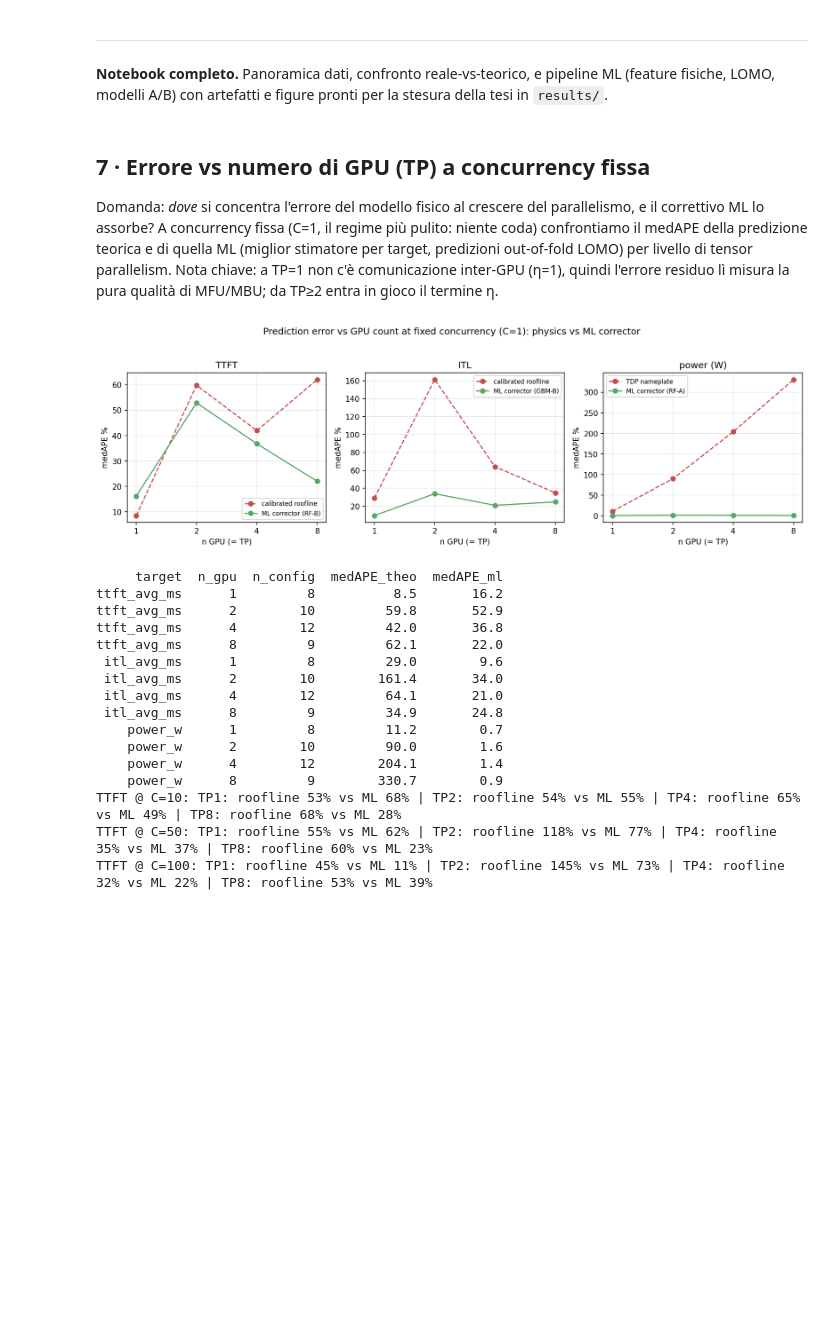
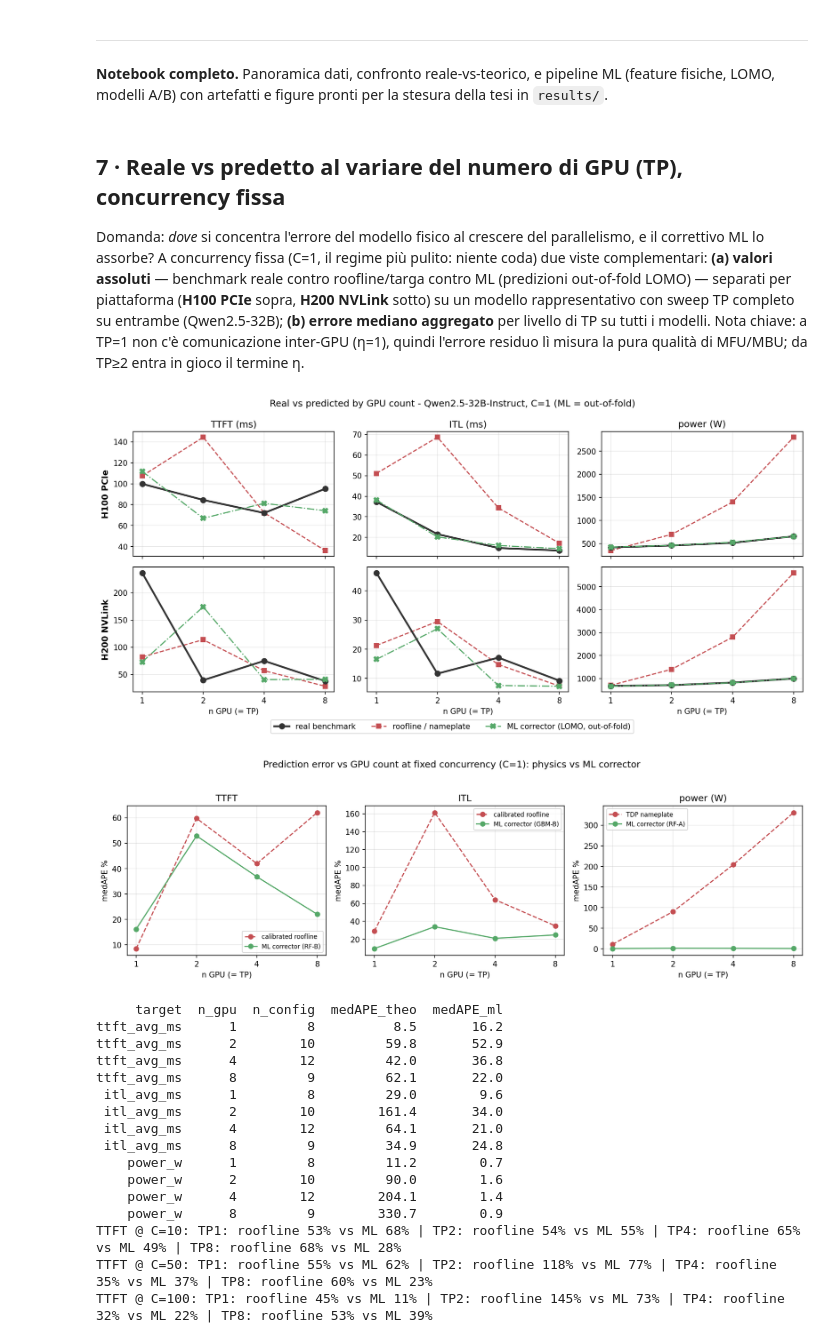
Before and after one commit to VRscience/LLM_ML_benchmarking, a Jupyter notebook: notebooks/analisi_tesi_IT.ipynb, the cells around one changed output. Drawn from its saved outputs; the diff is of its cells as text; code cells hidden in the pictures; blank space fills up the shorter version.

```diff
--- a/notebooks/analisi_tesi_IT.ipynb
+++ b/notebooks/analisi_tesi_IT.ipynb
@@ -1231,15 +1231,16 @@ median nameplate/measured ratio: 2.64x | overall median measured: 0.278 kWh/Mtok
 
 **Notebook completo.** Panoramica dati, confronto reale-vs-teorico, e pipeline ML (feature fisiche, LOMO, modelli A/B) con artefatti e figure pronti per la stesura della tesi in `results/`.
 # %% [markdown]
-## 7 · Errore vs numero di GPU (TP) a concurrency fissa
+## 7 · Reale vs predetto al variare del numero di GPU (TP), concurrency fissa
 
-Domanda: *dove* si concentra l'errore del modello fisico al crescere del parallelismo, e il correttivo ML lo assorbe? A concurrency fissa (C=1, il regime più pulito: niente coda) confrontiamo il medAPE della predizione teorica e di quella ML (miglior stimatore per target, predizioni out-of-fold LOMO) per livello di tensor parallelism. Nota chiave: a TP=1 non c'è comunicazione inter-GPU (η=1), quindi l'errore residuo lì misura la pura qualità di MFU/MBU; da TP≥2 entra in gioco il termine η.
+Domanda: *dove* si concentra l'errore del modello fisico al crescere del parallelismo, e il correttivo ML lo assorbe? A concurrency fissa (C=1, il regime più pulito: niente coda) due viste complementari: **(a) valori assoluti** — benchmark reale contro roofline/targa contro ML (predizioni out-of-fold LOMO) — separati per piattaforma (**H100 PCIe** sopra, **H200 NVLink** sotto) su un modello rappresentativo con sweep TP completo su entrambe (Qwen2.5-32B); **(b) errore mediano aggregato** per livello di TP su tutti i modelli. Nota chiave: a TP=1 non c'è comunicazione inter-GPU (η=1), quindi l'errore residuo lì misura la pura qualità di MFU/MBU; da TP≥2 entra in gioco il termine η.
 # %%
-# Section 7 - Error vs GPU count (TP) at fixed concurrency.
-# Where does the physical model's error concentrate as parallelism grows,
-# and does the ML corrector absorb it? Per-config LOMO predictions,
-# best estimator per target (Step 5.3). TP=1 has no inter-GPU communication
-# (eta=1): the residual error there measures pure MFU/MBU quality.
+# Section 7 - Real vs predicted vs GPU count (TP) at fixed concurrency.
+# Two views: (a) absolute values - real benchmark vs roofline/nameplate vs ML,
+# split by platform (H100 PCIe / H200 NVLink) for one representative model;
+# (b) aggregate median error by TP across all models. Per-config LOMO
+# predictions, best estimator per target (Step 5.3). TP=1 has no inter-GPU
+# communication (eta=1): the residual error there measures pure MFU/MBU quality.
 try:
     ep = comp.copy()                     # in-memory from Step 5.3
 except NameError:
@@ -1248,6 +1249,34 @@ except NameError:
 BEST_TP = {"ttft_avg_ms": ("RF", "B"), "itl_avg_ms": ("GBM", "B"), "power_w": ("RF", "A")}
 C_FIX = 1
 
+# --- (a) absolute values by platform, representative model (full TP sweep on both)
+MODEL_SHOW = "Qwen2.5-32B-Instruct"
+COLTITLE = {"ttft_avg_ms": "TTFT (ms)", "itl_avg_ms": "ITL (ms)", "power_w": "power (W)"}
+fig, axes = plt.subplots(2, 3, figsize=(13, 6), sharex="col")
+for j, (tgt, (est, fr)) in enumerate(BEST_TP.items()):
+    for i, (arch, archlbl) in enumerate([("H100", "H100 PCIe"), ("H200", "H200 NVLink")]):
+        s = ep[(ep.model == MODEL_SHOW) & (ep.target == tgt) & (ep.estimator == est)
+               & (ep.framing == fr) & (ep.concurrent_users == C_FIX)
+               & (ep.gpu_arch == arch)].sort_values("n_gpu")
+        ax = axes[i, j]
+        x = s.n_gpu.astype(str)
+        lbl_theo = "TDP nameplate" if tgt == "power_w" else "calibrated roofline"
+        ax.plot(x, s.y_real, "o-", color="#333333", lw=2.4, ms=7, label="real benchmark", zorder=3)
+        ax.plot(x, s.y_theo, "s--", color="#C44E52", label=lbl_theo)
+        ax.plot(x, s.y_pred, "X-.", color="#55A868", ms=7, label="ML corrector (LOMO)", zorder=4)
+        if i == 0: ax.set_title(COLTITLE[tgt])
+        if j == 0: ax.set_ylabel(archlbl, fontsize=11, fontweight="bold")
+        if i == 1: ax.set_xlabel("n GPU (= TP)")
+        ax.grid(alpha=0.3)
+h, _ = axes[0, 0].get_legend_handles_labels()
+fig.legend(h, ["real benchmark", "roofline / nameplate", "ML corrector (LOMO, out-of-fold)"],
+           loc="lower center", ncols=3, bbox_to_anchor=(0.5, -0.04), fontsize=10)
+fig.suptitle(f"Real vs predicted by GPU count - {MODEL_SHOW}, C={C_FIX} (ML = out-of-fold)")
+fig.tight_layout()
+fig.savefig("results/figures/real_vs_pred_by_tp.png", dpi=150, bbox_inches="tight")
+plt.show()
+
+# --- (b) aggregate median error by TP across all models
 fig, axes = plt.subplots(1, 3, figsize=(13, 4))
 rows = []
 for ax, (tgt, (est, fr)) in zip(axes, BEST_TP.items()):
@@ -1256,34 +1285,35 @@ for ax, (tgt, (est, fr)) in zip(axes, BEST_TP.items()):
     g = sub.groupby("n_gpu").agg(n=("ape_theo", "size"),
                                  theo=("ape_theo", "median"),
                                  ml=("ape_pred", "median"))
     x = g.index.astype(str)
     lbl = "TDP nameplate" if tgt == "power_w" else "calibrated roofline"
     ax.plot(x, g.theo, "o--", color="#C44E52", label=lbl)
     ax.plot(x, g.ml, "o-", color="#55A868", label=f"ML corrector ({est}-{fr})")
     ax.set(title=tgt.replace("_avg_ms", "").upper().replace("POWER_W", "power (W)"),
            xlabel="n GPU (= TP)", ylabel="medAPE %")
     ax.grid(alpha=0.3); ax.legend(fontsize=8)
     for tp, r in g.iterrows():
         rows.append({"target": tgt, "n_gpu": int(tp), "n_config": int(r.n),
                      "medAPE_theo": round(r.theo, 1), "medAPE_ml": round(r.ml, 1)})
 fig.suptitle(f"Prediction error vs GPU count at fixed concurrency (C={C_FIX}): physics vs ML corrector", y=1.03)
 fig.tight_layout()
 fig.savefig("results/figures/error_vs_tp.png", dpi=150, bbox_inches="tight")
 plt.show()
 
 err_tp = pd.DataFrame(rows)
 err_tp.to_csv("results/error_vs_tp.csv", index=False)
 print(err_tp.to_string(index=False))
 
 # Robustness: same view at the other concurrency levels (TTFT, best = RF-B)
 for c in [10, 50, 100]:
     s = ep[(ep.target == "ttft_avg_ms") & (ep.estimator == "RF") & (ep.framing == "B")
            & (ep.concurrent_users == c)]
     piv = s.groupby("n_gpu")[["ape_theo", "ape_pred"]].median().round(0).astype(int)
     print(f"TTFT @ C={c}: " + " | ".join(f"TP{k}: roofline {v.ape_theo}% vs ML {v.ape_pred}%"
                                           for k, v in piv.iterrows()))
 # %% [output]
-[figure, old version]
+[figure, new version]
+[figure, added]
      target  n_gpu  n_config  medAPE_theo  medAPE_ml
 ttft_avg_ms      1         8          8.5       16.2
 ttft_avg_ms      2        10         59.8       52.9
```
Also changed, not shown: parts of 1 cell of this notebook, 3 other files.
